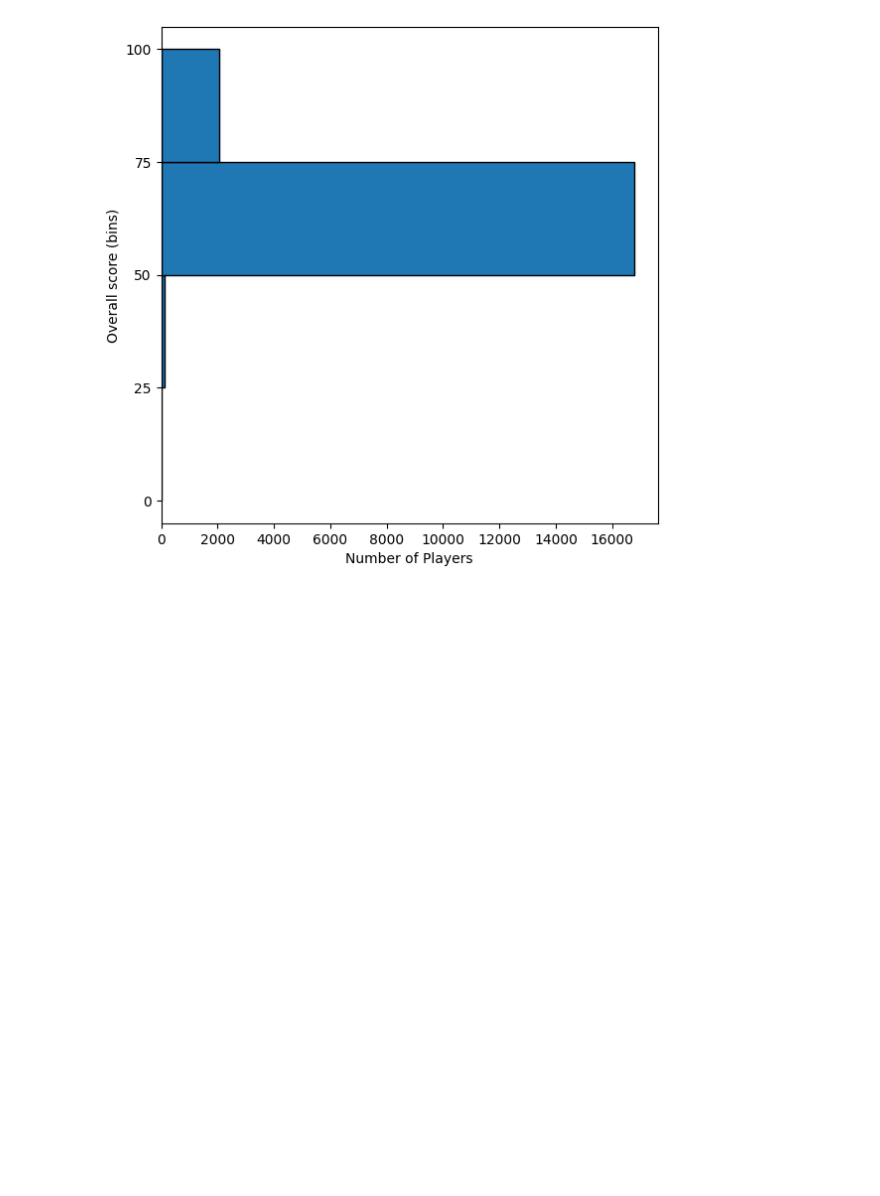
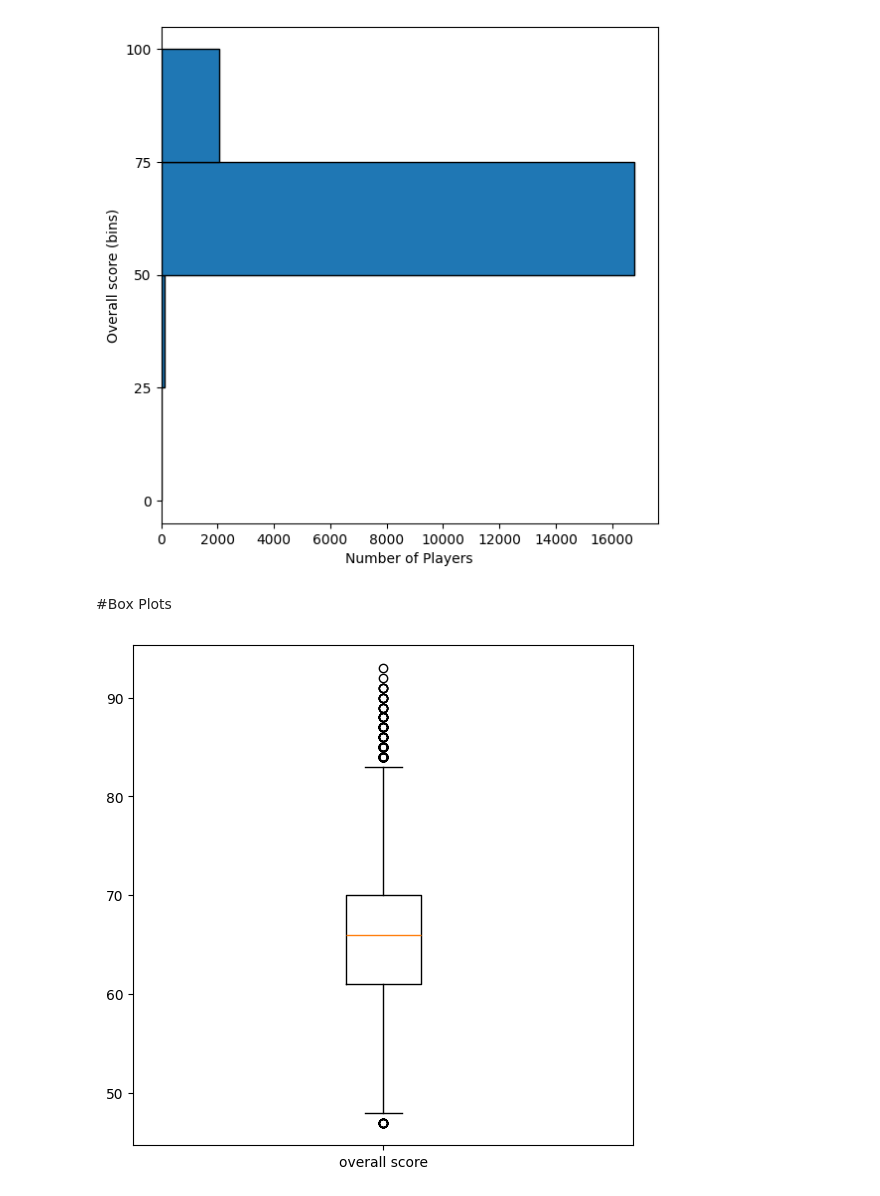
Before and after one commit to KeerthanaSistla/Python-for-Data-Analysis-Visualization, a Jupyter notebook: Matplotlib.ipynb, the cells around one changed output. Cells and saved outputs as stored; diff of their text form; code cells hidden in the pictures; blank space fills up the shorter version.

```diff
--- a/Matplotlib.ipynb
+++ b/Matplotlib.ipynb
@@ -642,3 +642,5 @@ ax1.hist(players['overall'], bins=[0,25,50,75,100], edgecolor='black',orientatio
 plt.show()
 # %% [output]
 [figure]
+# %% [markdown]
+#Box Plots
@@ -644,0 +650,11 @@ plt.show()
+# %%
+players = pd.read_csv('players_21.csv')
+# %%
+fig = plt.figure(figsize = (5,5))
+ax1 = fig.add_axes([0,0,1,1])
+
+ax1.boxplot(players['overall'], labels=['overall score'])
+
+plt.show()
+# %% [output]
+[figure, added]
```
Also changed, not shown: parts of 5 cells of this notebook.
